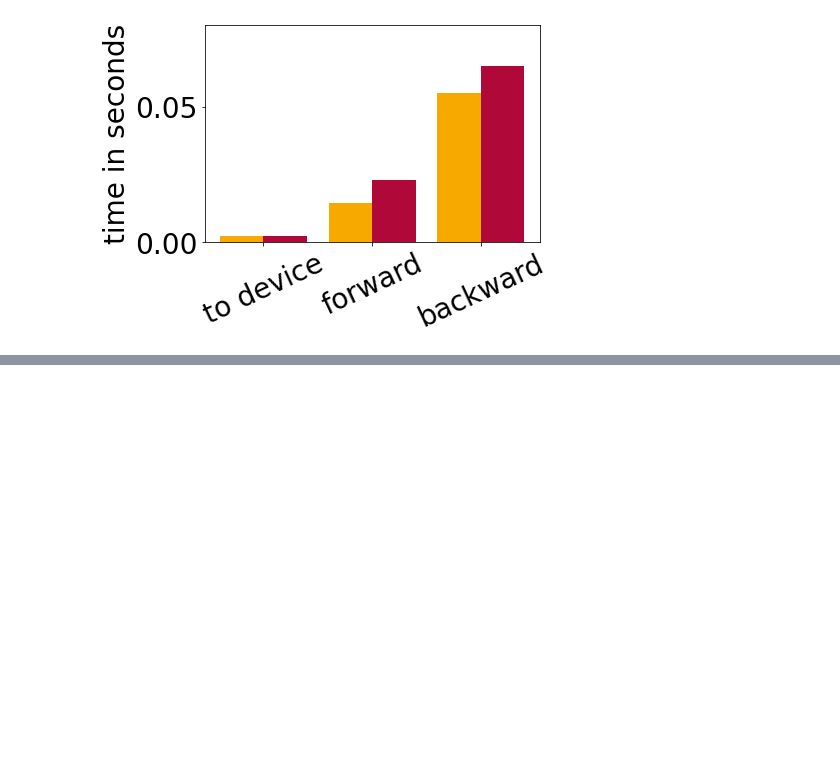
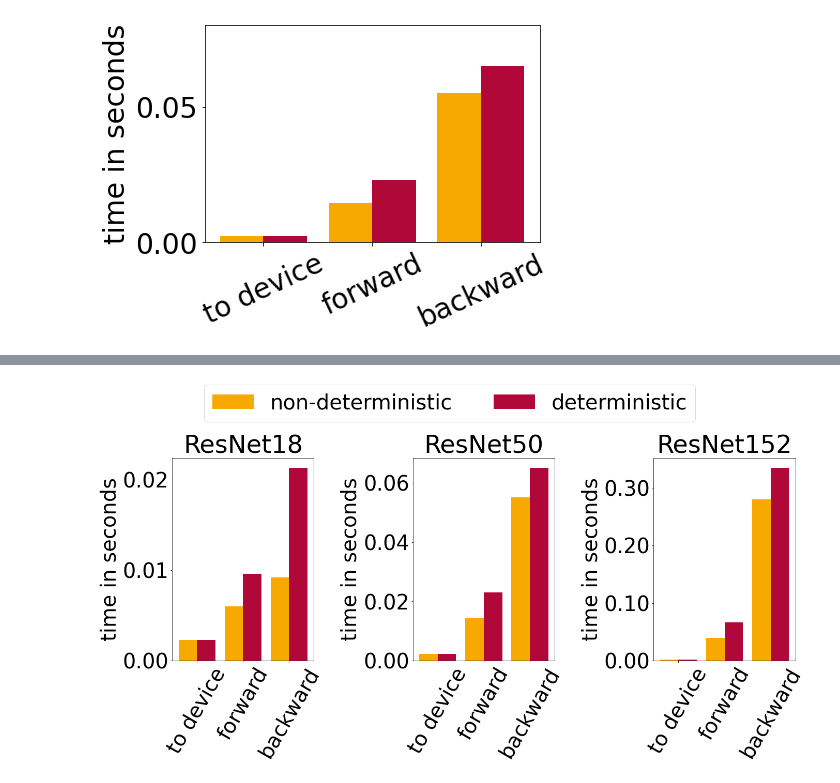
Before and after one commit to slin96/master-thesis, a Jupyter notebook: experiments/deterministic-runtime/plots.ipynb, the cells around one changed output, grey strips where cells are left out. Cells and saved outputs as stored; diff of their text form; code cells hidden in the pictures; blank space fills up the shorter version.

```diff
--- a/experiments/deterministic-runtime/plots.ipynb
+++ b/experiments/deterministic-runtime/plots.ipynb
@@ -114,0 +149,49 @@ deterministic medians: [0.0022754900000000002, 0.0664964705, 0.334694121]
+# %%
+deterministic_data_paths = [
+    './results/deterministic-resnet18.txt',
+    './results/deterministic-resnet50.txt',
+    './results/deterministic-resnet152.txt']
+non_deterministic_data_paths = [
+    './results/non-deterministic-resnet18.txt',
+    './results/non-deterministic-resnet50.txt',
+    './results/non-deterministic-resnet152.txt']
+
+titles = ['ResNet18', 'ResNet50', 'ResNet152']
+
+matplotlib.rcParams.update({'font.size': 40})
+x_labels = ['to device', 'forward', 'backward']
+
+
+ind = np.arange(len(x_labels))  # the x locations for the groups
+width = 0.4  # the width of the bars
+
+fig, axes = plt.subplots(nrows=1, ncols=3, figsize=(20, 10))
+
+for i in range(3):
+
+    non_deterministic_data_path= non_deterministic_data_paths[i]
+    non_deterministic = list(map(ns2s, median_values(extract_data(non_deterministic_data_path))))[2:]
+
+    deterministic_data_path=deterministic_data_paths[i]
+    deterministic = list(map(ns2s, median_values(extract_data(deterministic_data_path))))[2:]
+
+    ax = axes[i]
+    ax.title.set_text(titles[i])
+    rects1 = ax.bar(ind + width / 2, non_deterministic, width, color=HPI_LIGHT_ORANGE)
+    rects2 = ax.bar(ind + 1.5 * width, deterministic, width, color=HPI_RED)
+    ax.set_ylabel('time in seconds')
+    ax.set_xticks(ind + width)
+    ax.set_xticklabels(x_labels)
+    ax.yaxis.set_major_formatter(FormatStrFormatter('%.2f'))
+
+    matplotlib.pyplot.sca(ax)
+    plt.xticks(rotation=60)
+
+rects1 = ax.bar(ind + width / 2, non_deterministic, width, color=HPI_LIGHT_ORANGE)
+rects2 = ax.bar(ind + 1.5 * width, deterministic, width, color=HPI_RED)
+fig.legend((rects1[0], rects2[0]), ('non-deterministic', 'deterministic'), loc="upper center", bbox_to_anchor=(0.5, 1.10), ncol=2)
+fig.tight_layout()
+fig.savefig('./plots/resnets.pdf', bbox_inches='tight')
+plt.show()
+# %% [output]
+[figure, added]
```
Also changed, not shown: parts of 2 cells of this notebook.
